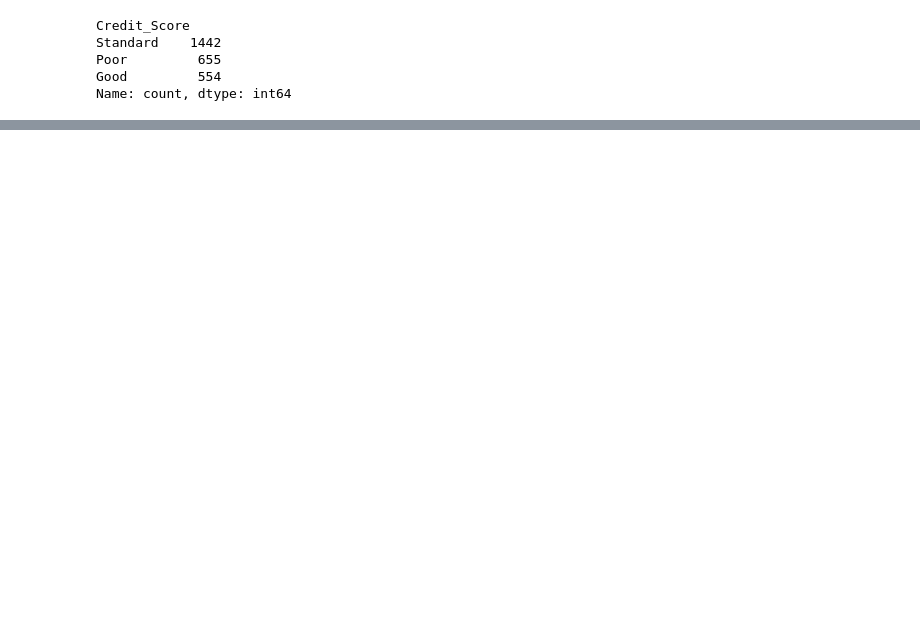
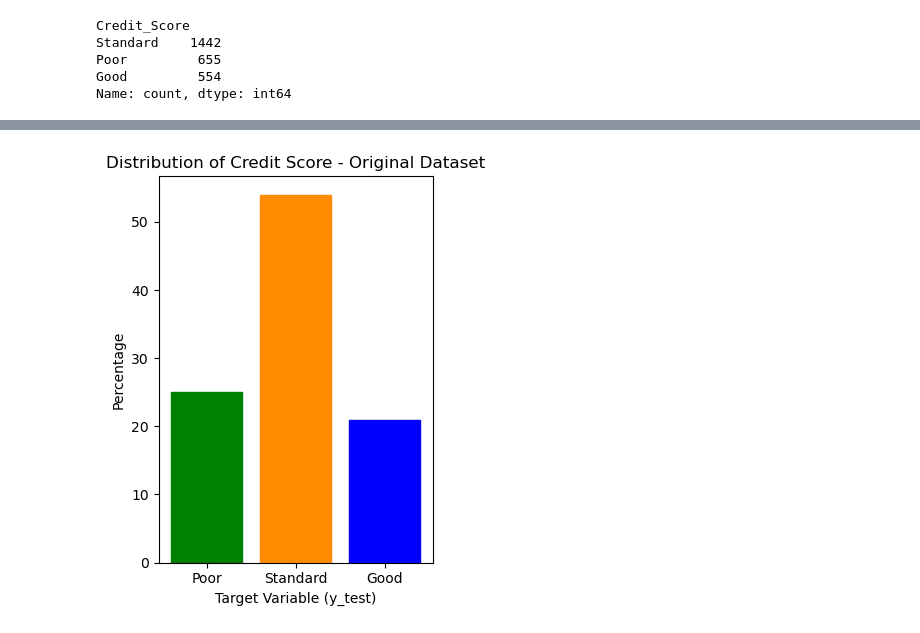
Before and after one commit to josephlomas/Project4_GroupRepo, a Jupyter notebook: Credit_Data_Model.ipynb, the cells around one changed output, grey strips where cells are left out. Saved outputs shown, nothing was run; the diff lists cells and outputs as text; code cells hidden in the pictures; blank space fills up the shorter version.

```diff
--- a/Credit_Data_Model.ipynb
+++ b/Credit_Data_Model.ipynb
@@ -469,0 +447,24 @@ Standard        54.0                              21.0
+# %%
+# Define the categories and corresponding colors
+categories = ['Poor', 'Standard', 'Good']
+colors = {'Poor': 'green', 'Standard': '#FF8C00', 'Good': 'blue'}
+
+# Data for the y_test and y_pred_2 charts (values and percentages)
+values_y_test = [655, 1442, 554]
+percentages_y_test = [25, 54, 21]
+
+values_y_pred_2 = [5388, 7180, 5148]
+percentages_y_pred_2 = [30, 41, 29]
+
+# Create the first bar chart
+plt.subplot(1, 2, 1)
+bars_chart1 = plt.bar(categories, percentages_y_test, alpha=1.0)
+for bar, category in zip(bars_chart1, categories):
+    bar.set_color(colors[category])
+plt.xlabel('Target Variable (y_test)')
+plt.ylabel('Percentage')
+plt.title('Distribution of Credit Score - Original Dataset')
+
+plt.tight_layout()
+# %% [output]
+[figure, added]
```
Also changed, not shown: parts of 11 cells of this notebook.
